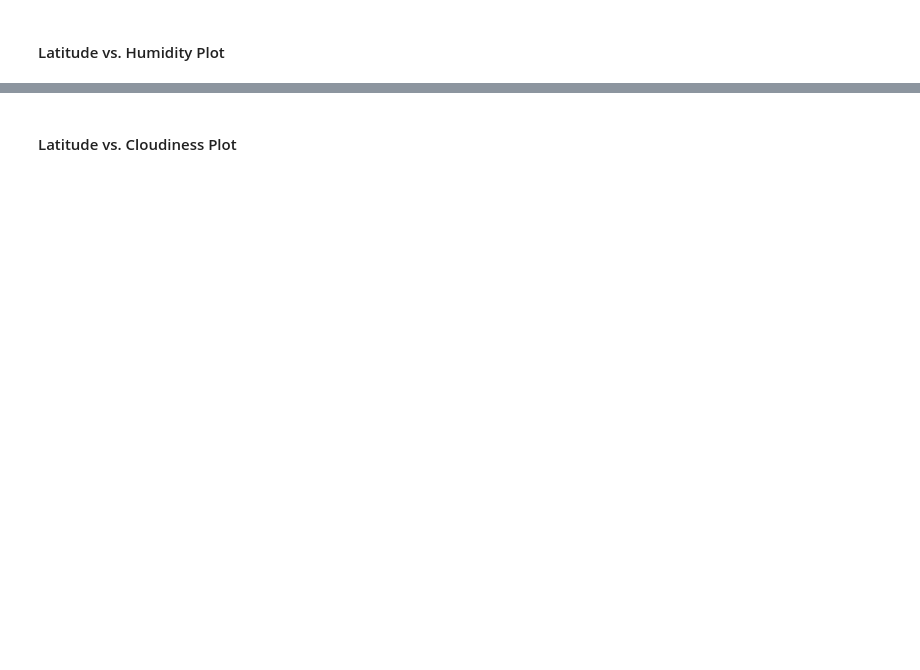
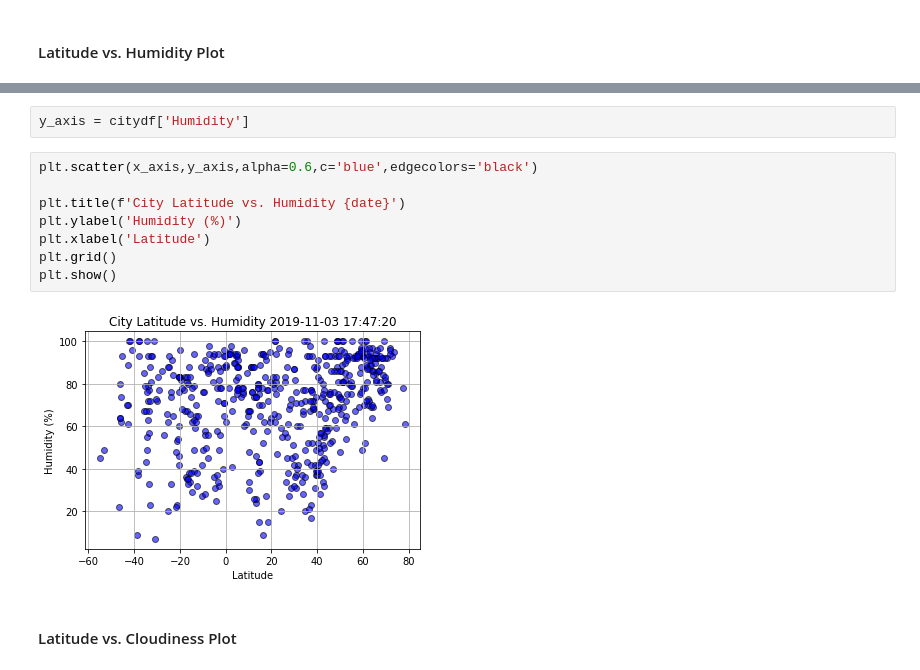
Before and after one commit to jungsik89/python-api-challenge, a Jupyter notebook: Unit6-API/Instructions/starter_code/WeatherPy.ipynb, the cells around one changed output, grey strips where cells are left out. Cells and saved outputs as stored; diff of their text form; blank space fills up the shorter version.

```diff
--- a/Unit6-API/Instructions/starter_code/WeatherPy.ipynb
+++ b/Unit6-API/Instructions/starter_code/WeatherPy.ipynb
@@ -279,2 +387,14 @@ dtype: int64
+# %%
+y_axis = citydf['Humidity']
+# %%
+plt.scatter(x_axis,y_axis,alpha=0.6,c='blue',edgecolors='black')
+
+plt.title(f'City Latitude vs. Humidity {date}')
+plt.ylabel('Humidity (%)')
+plt.xlabel('Latitude')
+plt.grid()
+plt.show()
+# %% [output]
+[figure, added]
 # %% [markdown]
 #### Latitude vs. Cloudiness Plot
```
Also changed, not shown: parts of 30 cells of this notebook, 1 other file.
